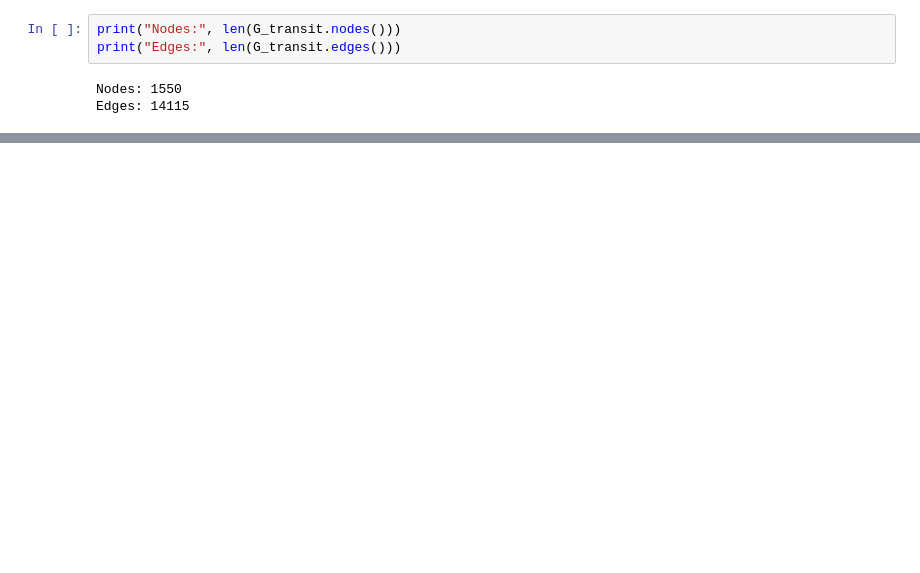
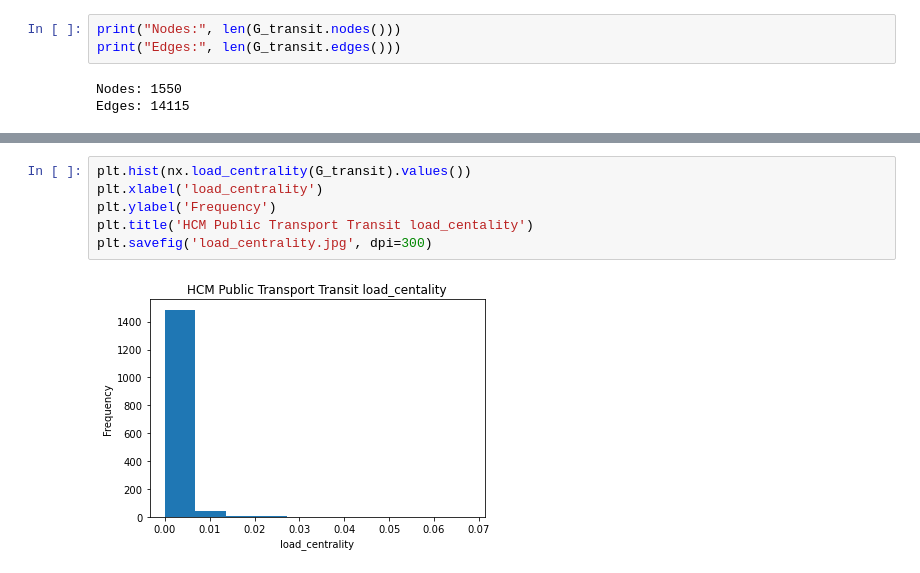
Before and after one commit to Huy-LichHoang/SNA2002, a Jupyter notebook: analysis.ipynb, the cells around one changed output, grey strips where cells are left out. Saved outputs shown, nothing was run; the diff lists cells and outputs as text; blank space fills up the shorter version.

```diff
--- a/analysis.ipynb
+++ b/analysis.ipynb
@@ -200,0 +227,8 @@ Edges: 14115
+# %%
+plt.hist(nx.load_centrality(G_transit).values())
+plt.xlabel('load_centrality')
+plt.ylabel('Frequency')
+plt.title('HCM Public Transport Transit load_centality')
+plt.savefig('load_centrality.jpg', dpi=300)
+# %% [output]
+[figure, added]
```
Also changed, not shown: parts of 21 cells of this notebook, 14 other files.
